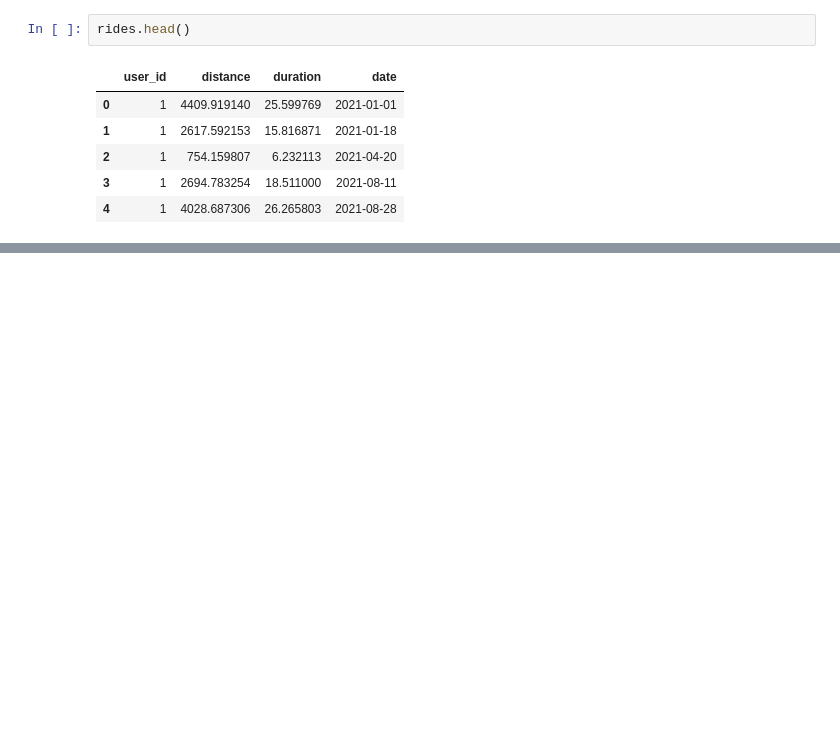
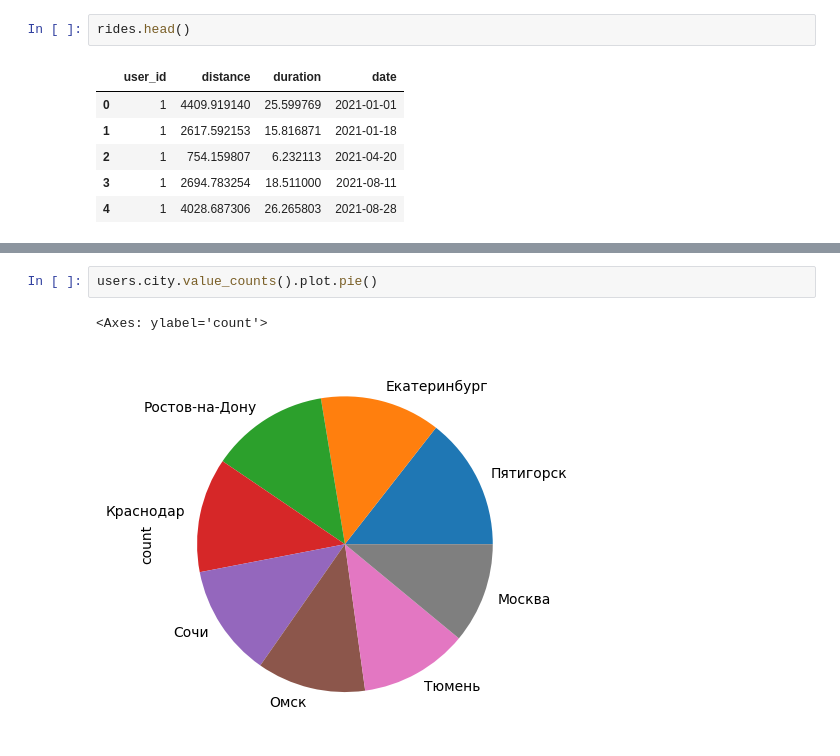
Before and after one commit to toiletsandpaper/school_x-python, a Jupyter notebook: lecture_15/stat-anal.ipynb, the cells around one changed output, grey strips where cells are left out. Drawn from its saved outputs; the diff is of its cells as text; blank space fills up the shorter version.

```diff
--- a/lecture_15/stat-anal.ipynb
+++ b/lecture_15/stat-anal.ipynb
@@ -46,0 +86,5 @@ memory usage: 564.8+ KB
+# %%
+users.city.value_counts().plot.pie()
+# %% [output]
+<Axes: ylabel='count'>
+[figure, added]
```
Also changed, not shown: parts of 31 cells of this notebook, 1 other file.
